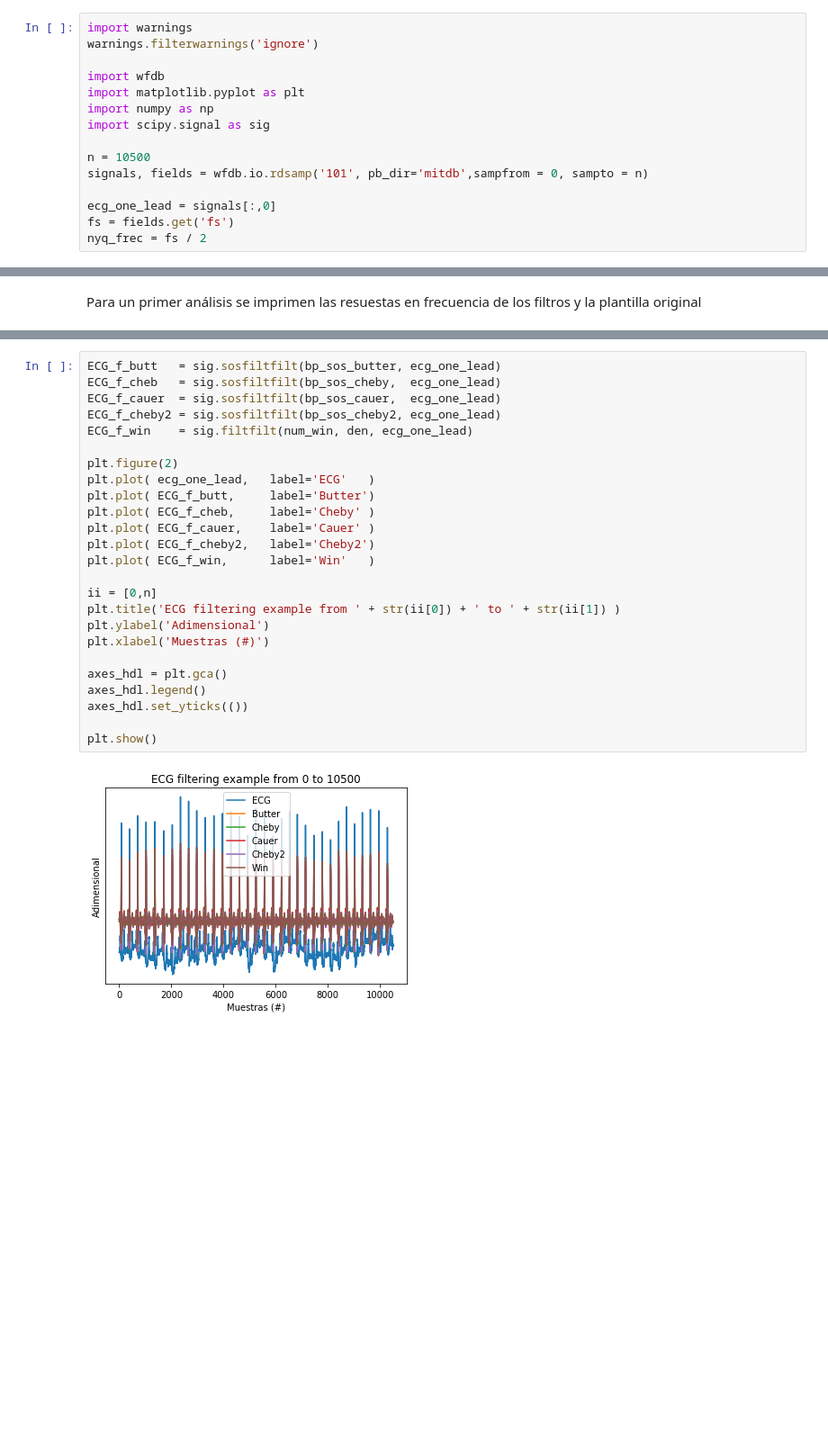
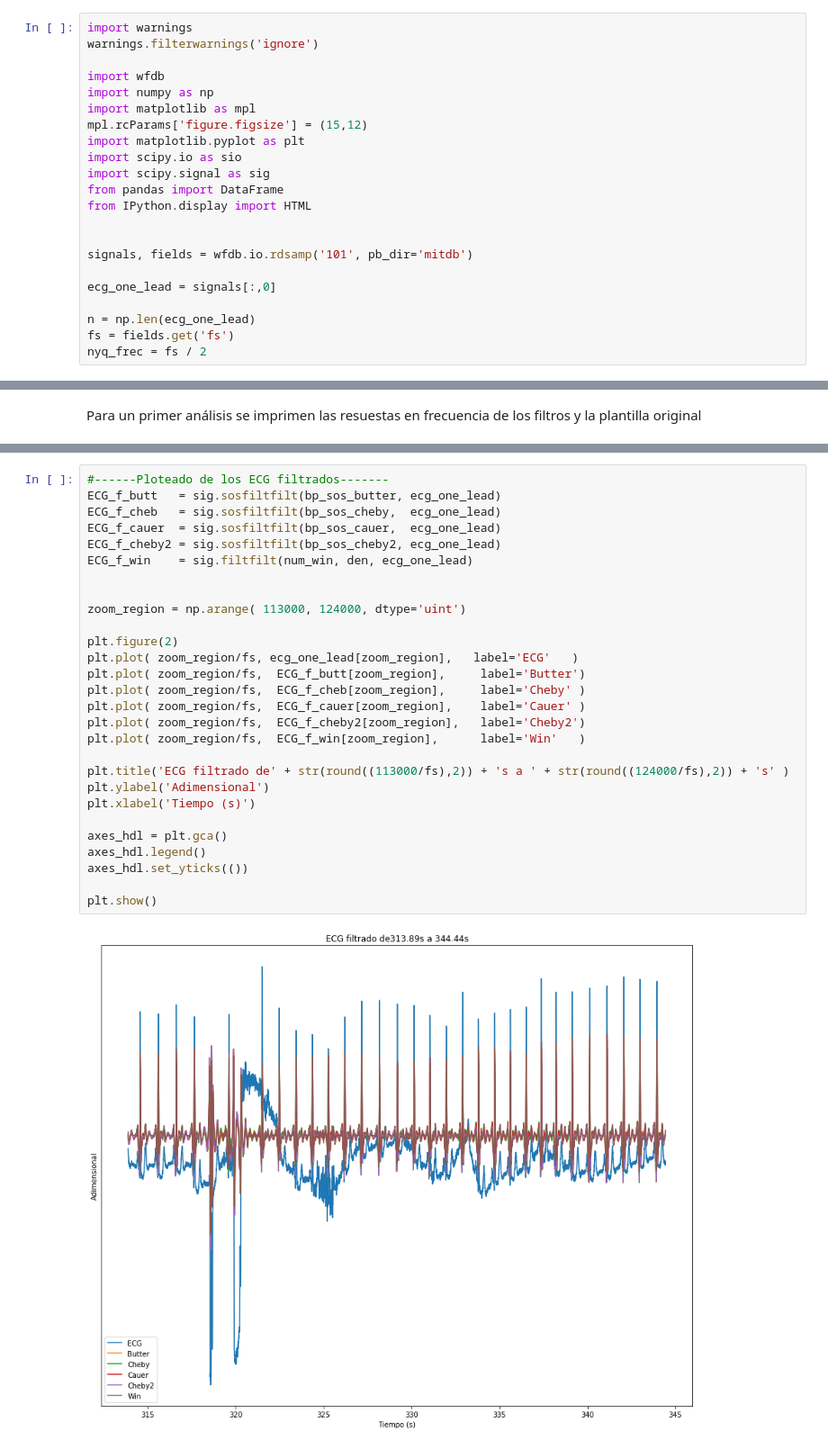
Before and after one commit to luciasucunza/git_proyecto_ecg, a Jupyter notebook: Filtros/1_Introduccion.ipynb, the cells around one changed output, grey strips where cells are left out. Shown at 90% size. Drawn from its saved outputs; the diff is of its cells as text; blank space fills up the shorter version.

```diff
--- a/Filtros/1_Introduccion.ipynb
+++ b/Filtros/1_Introduccion.ipynb
@@ -21,13 +21,20 @@ import warnings
 warnings.filterwarnings('ignore')
 
 import wfdb
+import numpy as np
+import matplotlib as mpl
+mpl.rcParams['figure.figsize'] = (15,12)
 import matplotlib.pyplot as plt
-import numpy as np
+import scipy.io as sio
 import scipy.signal as sig
+from pandas import DataFrame
+from IPython.display import HTML
 
-n = 10500
-signals, fields = wfdb.io.rdsamp('101', pb_dir='mitdb',sampfrom = 0, sampto = n)
+
+signals, fields = wfdb.io.rdsamp('101', pb_dir='mitdb')
 
 ecg_one_lead = signals[:,0]
+
+n = np.len(ecg_one_lead)
 fs = fields.get('fs')
 nyq_frec = fs / 2
@@ -90,28 +99,31 @@ plt.show()
 #This function applies a linear digital filter twice
 # %%
+#------Ploteado de los ECG filtrados-------
 ECG_f_butt   = sig.sosfiltfilt(bp_sos_butter, ecg_one_lead)
 ECG_f_cheb   = sig.sosfiltfilt(bp_sos_cheby,  ecg_one_lead)
 ECG_f_cauer  = sig.sosfiltfilt(bp_sos_cauer,  ecg_one_lead)
 ECG_f_cheby2 = sig.sosfiltfilt(bp_sos_cheby2, ecg_one_lead)
 ECG_f_win    = sig.filtfilt(num_win, den, ecg_one_lead)
 
+
+zoom_region = np.arange( 113000, 124000, dtype='uint')
+
 plt.figure(2)
-plt.plot( ecg_one_lead,   label='ECG'   )
-plt.plot( ECG_f_butt,     label='Butter')
-plt.plot( ECG_f_cheb,     label='Cheby' )
-plt.plot( ECG_f_cauer,    label='Cauer' )
-plt.plot( ECG_f_cheby2,   label='Cheby2')
-plt.plot( ECG_f_win,      label='Win'   )
+plt.plot( zoom_region/fs, ecg_one_lead[zoom_region],   label='ECG'   )
+plt.plot( zoom_region/fs,  ECG_f_butt[zoom_region],     label='Butter')
+plt.plot( zoom_region/fs,  ECG_f_cheb[zoom_region],     label='Cheby' )
+plt.plot( zoom_region/fs,  ECG_f_cauer[zoom_region],    label='Cauer' )
+plt.plot( zoom_region/fs,  ECG_f_cheby2[zoom_region],   label='Cheby2')
+plt.plot( zoom_region/fs,  ECG_f_win[zoom_region],      label='Win'   )
 
-ii = [0,n]
-plt.title('ECG filtering example from ' + str(ii[0]) + ' to ' + str(ii[1]) )
+plt.title('ECG filtrado de' + str(round((113000/fs),2)) + 's a ' + str(round((124000/fs),2)) + 's' )
 plt.ylabel('Adimensional')
-plt.xlabel('Muestras (#)')
+plt.xlabel('Tiempo (s)')
 
 axes_hdl = plt.gca()
 axes_hdl.legend()
 axes_hdl.set_yticks(())
 
 plt.show()
 # %% [output]
-[figure, old version]
+[figure, new version]
```
Also changed, not shown: parts of 6 cells of this notebook, 10 other files.
